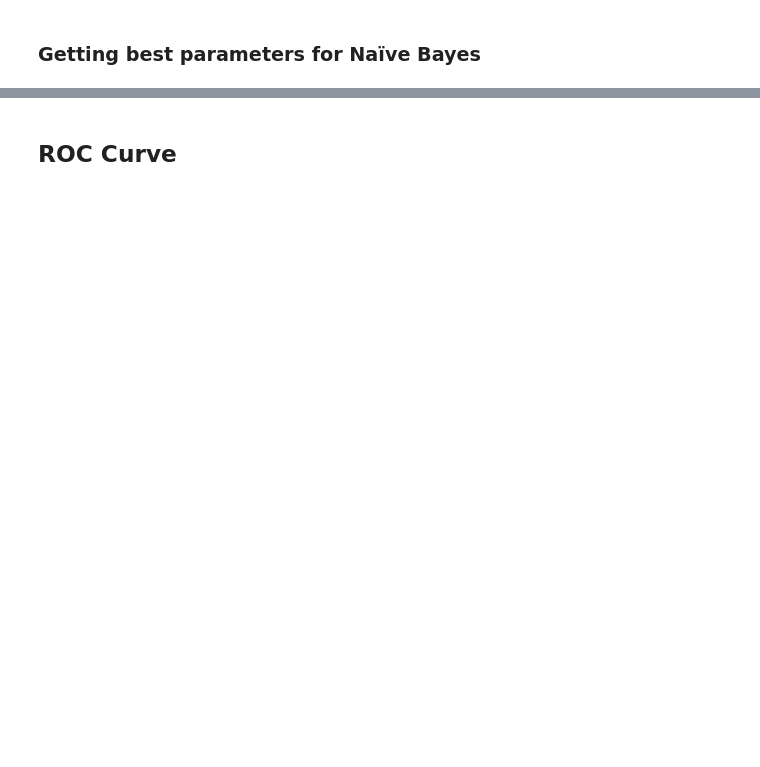
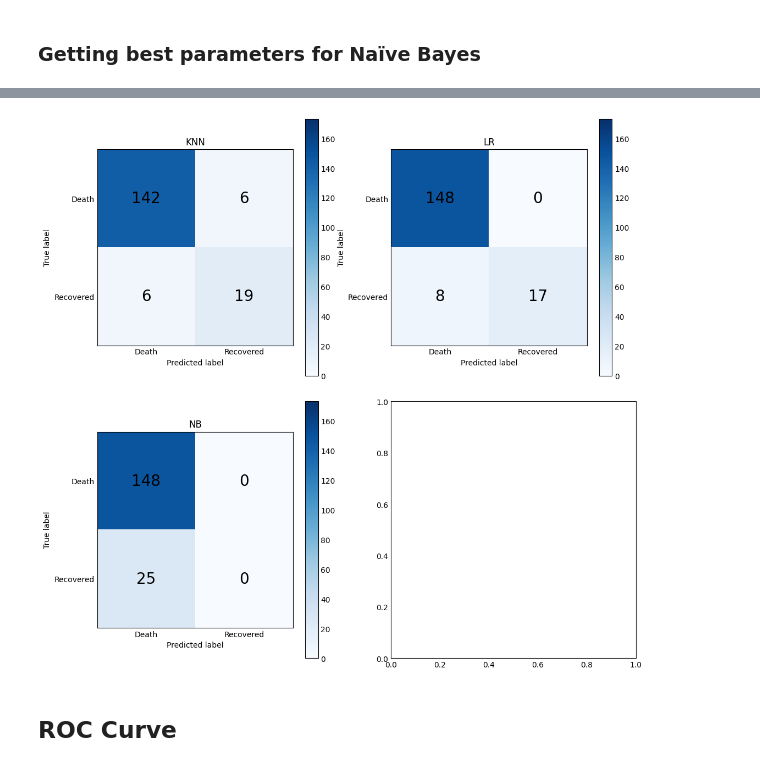
Before and after one commit to k0T0z/COVID-19-outcome-classification, a Jupyter notebook: COVID19_outcome_classifier.ipynb, the cells around one changed output, grey strips where cells are left out. Saved outputs shown, nothing was run; the diff lists cells and outputs as text; code cells hidden in the pictures; blank space fills up the shorter version.

```diff
--- a/COVID19_outcome_classifier.ipynb
+++ b/COVID19_outcome_classifier.ipynb
@@ -554,3 +635,7 @@ estimator9, recall : 0.9375, f1 : 0.3797
+# %%
+draw_confusion_matrices(class_names, models, X_test, y_test)
+# %% [output]
+[figure, added]
 # %% [markdown]
 ## ROC Curve
 # %%
```
Also changed, not shown: parts of 30 cells of this notebook, 2 other files.
